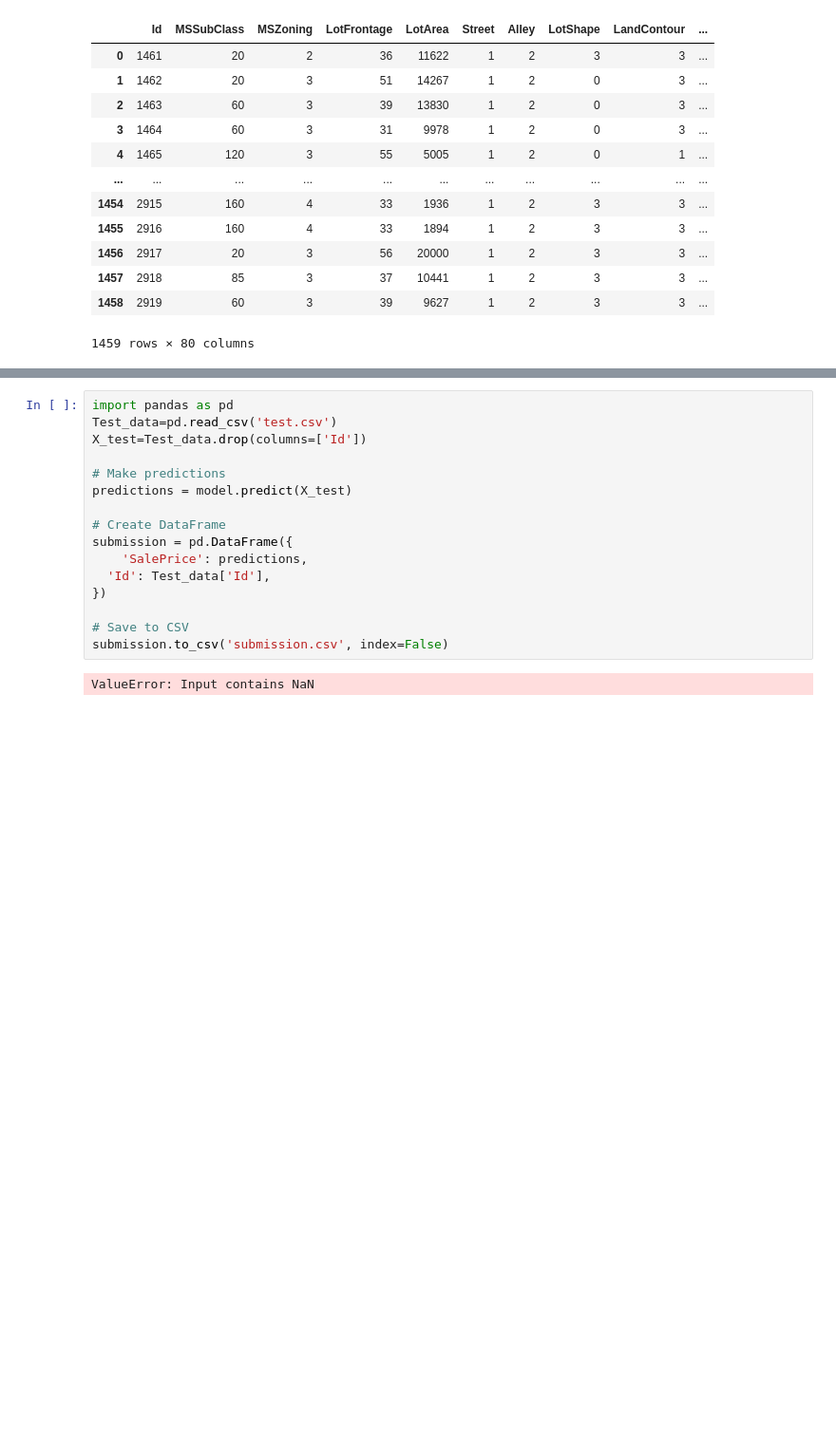
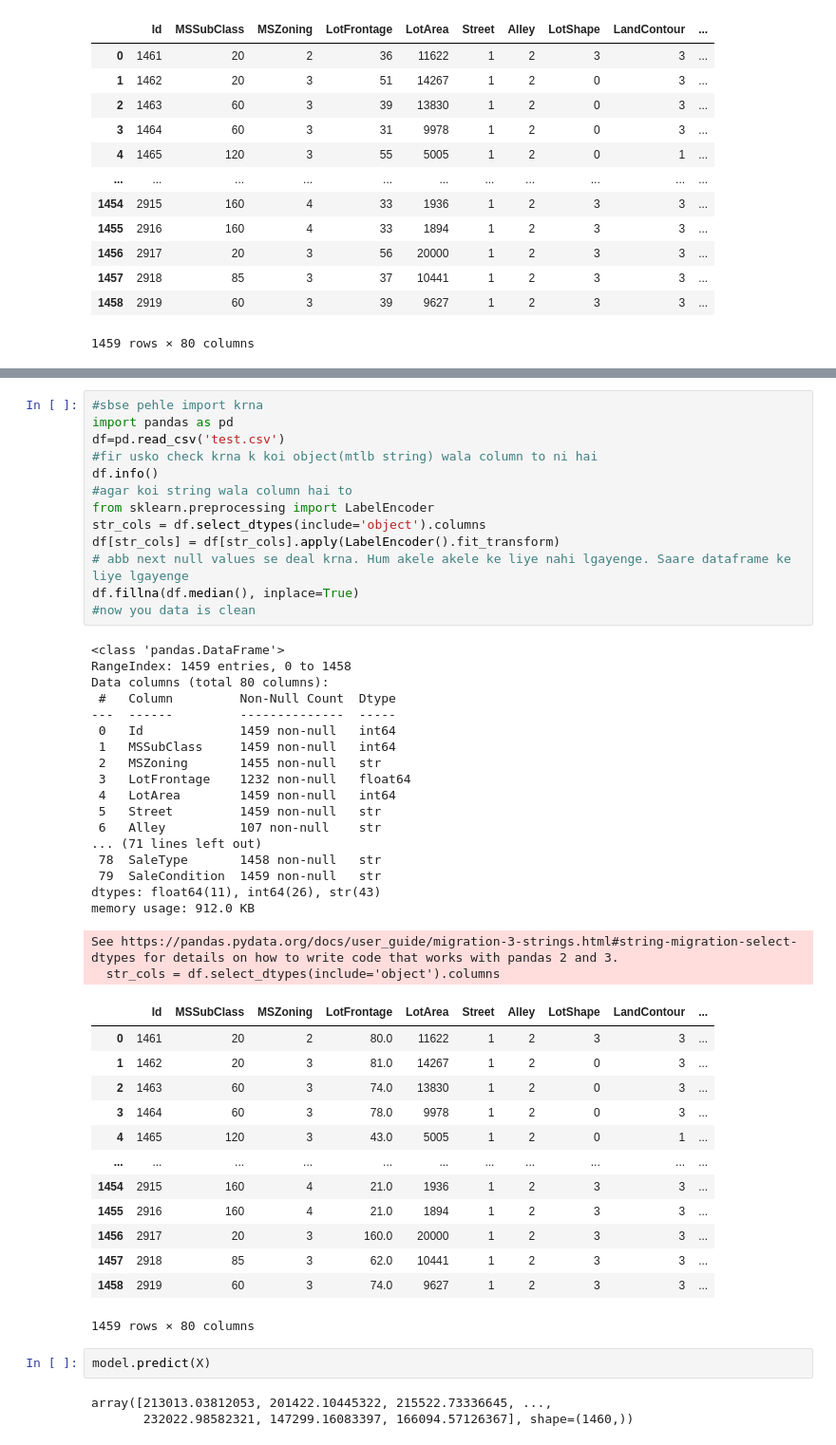
Before and after one commit to PrachiGuptaCSE/MachineLearning, a Jupyter notebook: kaggle.ipynb/train.ipynb, the cells around one changed output, grey strips where cells are left out. Shown at 95% size. Drawn from its saved outputs; the diff is of its cells as text; blank space fills up the shorter version.

```diff
--- a/kaggle.ipynb/train.ipynb
+++ b/kaggle.ipynb/train.ipynb
@@ -169,18 +168,51 @@ model.score(X,y)
-# %%
-import pandas as pd
-Test_data=pd.read_csv('test.csv')
-X_test=Test_data.drop(columns=['Id'])
-
-# Make predictions
-predictions = model.predict(X_test)
-
-# Create DataFrame
-submission = pd.DataFrame({
-    'SalePrice': predictions,
-  'Id': Test_data['Id'],
-})
-
-# Save to CSV
-submission.to_csv('submission.csv', index=False)
-# %% [output]
-ValueError: Input contains NaN
+# %%
+#sbse pehle import krna
+import pandas as pd
+df=pd.read_csv('test.csv')
+#fir usko check krna k koi object(mtlb string) wala column to ni hai
+df.info()
+#agar koi string wala column hai to
+from sklearn.preprocessing import LabelEncoder
+str_cols = df.select_dtypes(include='object').columns
+df[str_cols] = df[str_cols].apply(LabelEncoder().fit_transform)
+# abb next null values se deal krna. Hum akele akele ke liye nahi lgayenge. Saare dataframe ke liye lgayenge
+df.fillna(df.median(), inplace=True)
+#now you data is clean
+# %% [output]
+<class 'pandas.DataFrame'>
+RangeIndex: 1459 entries, 0 to 1458
+Data columns (total 80 columns):
+ #   Column         Non-Null Count  Dtype
+---  ------         --------------  -----
+ 0   Id             1459 non-null   int64
+ 1   MSSubClass     1459 non-null   int64
+ 2   MSZoning       1455 non-null   str
+ 3   LotFrontage    1232 non-null   float64
+ 4   LotArea        1459 non-null   int64
+ 5   Street         1459 non-null   str
+ 6   Alley          107 non-null    str
+... (71 lines left out)
+ 78  SaleType       1458 non-null   str
+ 79  SaleCondition  1459 non-null   str
+dtypes: float64(11), int64(26), str(43)
+memory usage: 912.0 KB
+See https://pandas.pydata.org/docs/user_guide/migration-3-strings.html#string-migration-select-dtypes for details on how to write code that works with pandas 2 and 3.
+  str_cols = df.select_dtypes(include='object').columns
+|  | Id | MSSubClass | MSZoning | LotFrontage | LotArea | Street | Alley | LotShape | LandContour | ... |
+| 0 | 1461 | 20 | 2 | 80.0 | 11622 | 1 | 2 | 3 | 3 | ... |
+| 1 | 1462 | 20 | 3 | 81.0 | 14267 | 1 | 2 | 0 | 3 | ... |
+| 2 | 1463 | 60 | 3 | 74.0 | 13830 | 1 | 2 | 0 | 3 | ... |
+| 3 | 1464 | 60 | 3 | 78.0 | 9978 | 1 | 2 | 0 | 3 | ... |
+| 4 | 1465 | 120 | 3 | 43.0 | 5005 | 1 | 2 | 0 | 1 | ... |
+| ... | ... | ... | ... | ... | ... | ... | ... | ... | ... | ... |
+| 1454 | 2915 | 160 | 4 | 21.0 | 1936 | 1 | 2 | 3 | 3 | ... |
+| 1455 | 2916 | 160 | 4 | 21.0 | 1894 | 1 | 2 | 3 | 3 | ... |
+| 1456 | 2917 | 20 | 3 | 160.0 | 20000 | 1 | 2 | 3 | 3 | ... |
+| 1457 | 2918 | 85 | 3 | 62.0 | 10441 | 1 | 2 | 3 | 3 | ... |
+| 1458 | 2919 | 60 | 3 | 74.0 | 9627 | 1 | 2 | 3 | 3 | ... |
+1459 rows × 80 columns
+# %%
+model.predict(X)
+# %% [output]
+array([213013.03812053, 201422.10445322, 215522.73336645, ...,
+       232022.98582321, 147299.16083397, 166094.57126367], shape=(1460,))
```
Also changed, not shown: parts of 7 cells of this notebook.
